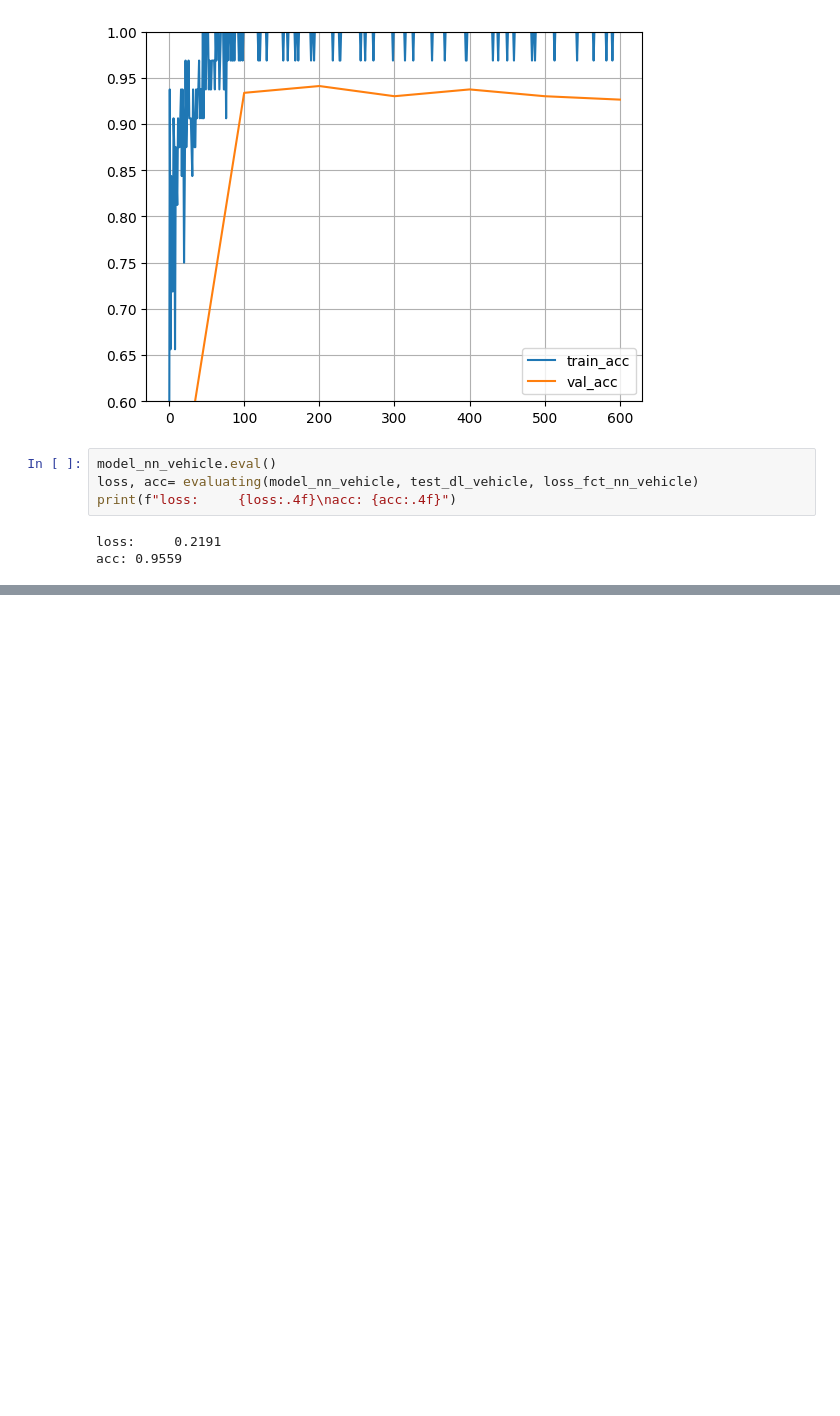
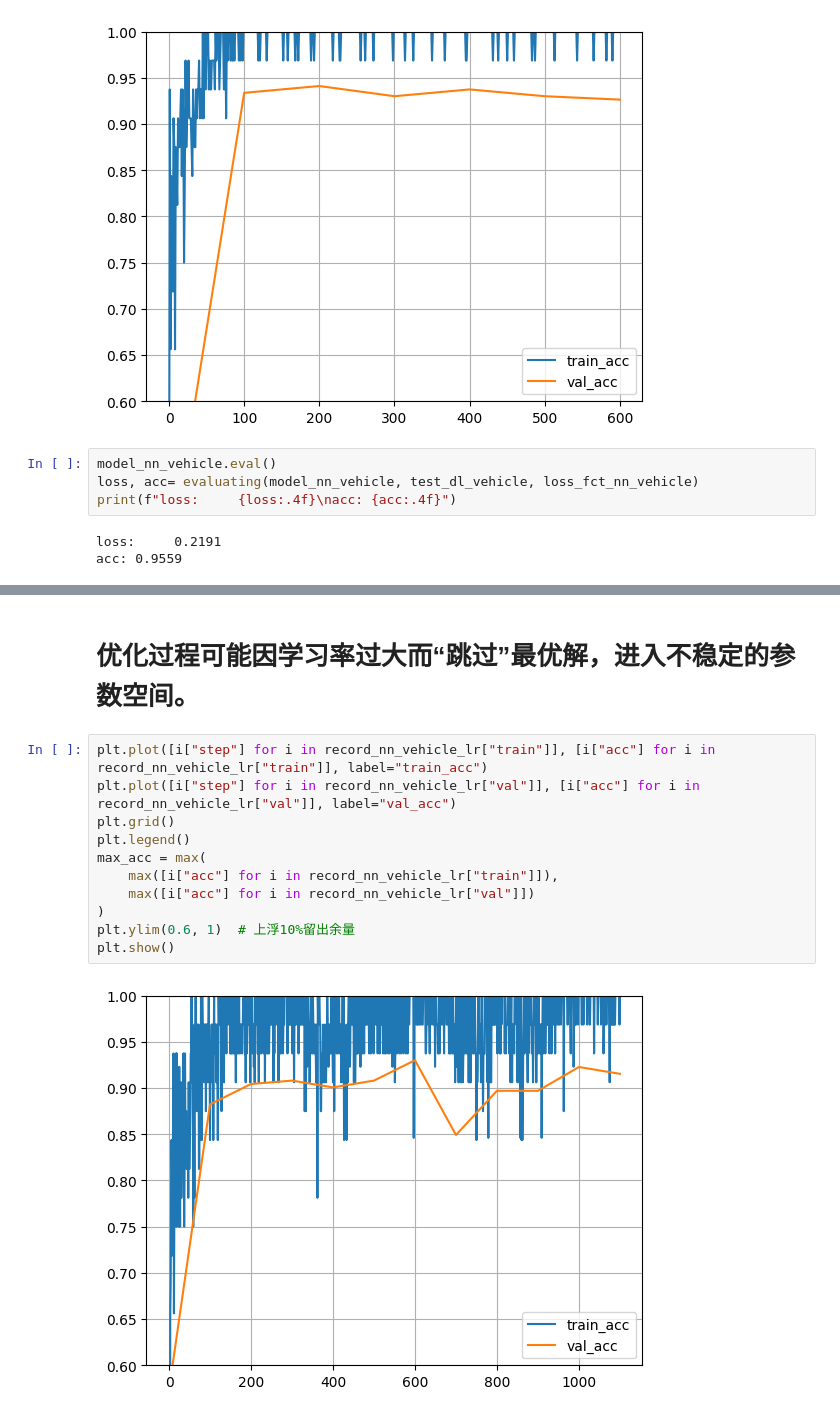
Before and after one commit to Brynn-jx/BJTU_DeepLearning, a Jupyter notebook: 卷积神经网络实验实验一.ipynb, the cells around one changed output, grey strips where cells are left out. Cells and saved outputs as stored; diff of their text form; blank space fills up the shorter version.

```diff
--- a/卷积神经网络实验实验一.ipynb
+++ b/卷积神经网络实验实验一.ipynb
@@ -589,0 +626,15 @@ acc: 0.9559
+# %% [markdown]
+# 优化过程可能因学习率过大而“跳过”最优解，进入不稳定的参数空间。
+# %%
+plt.plot([i["step"] for i in record_nn_vehicle_lr["train"]], [i["acc"] for i in record_nn_vehicle_lr["train"]], label="train_acc")
+plt.plot([i["step"] for i in record_nn_vehicle_lr["val"]], [i["acc"] for i in record_nn_vehicle_lr["val"]], label="val_acc")
+plt.grid()
+plt.legend()
+max_acc = max(
+    max([i["acc"] for i in record_nn_vehicle_lr["train"]]),
+    max([i["acc"] for i in record_nn_vehicle_lr["val"]])
+)
+plt.ylim(0.6, 1)  # 上浮10%留出余量
+plt.show()
+# %% [output]
+[figure, added]
```
Also changed, not shown: parts of 18 cells of this notebook.
